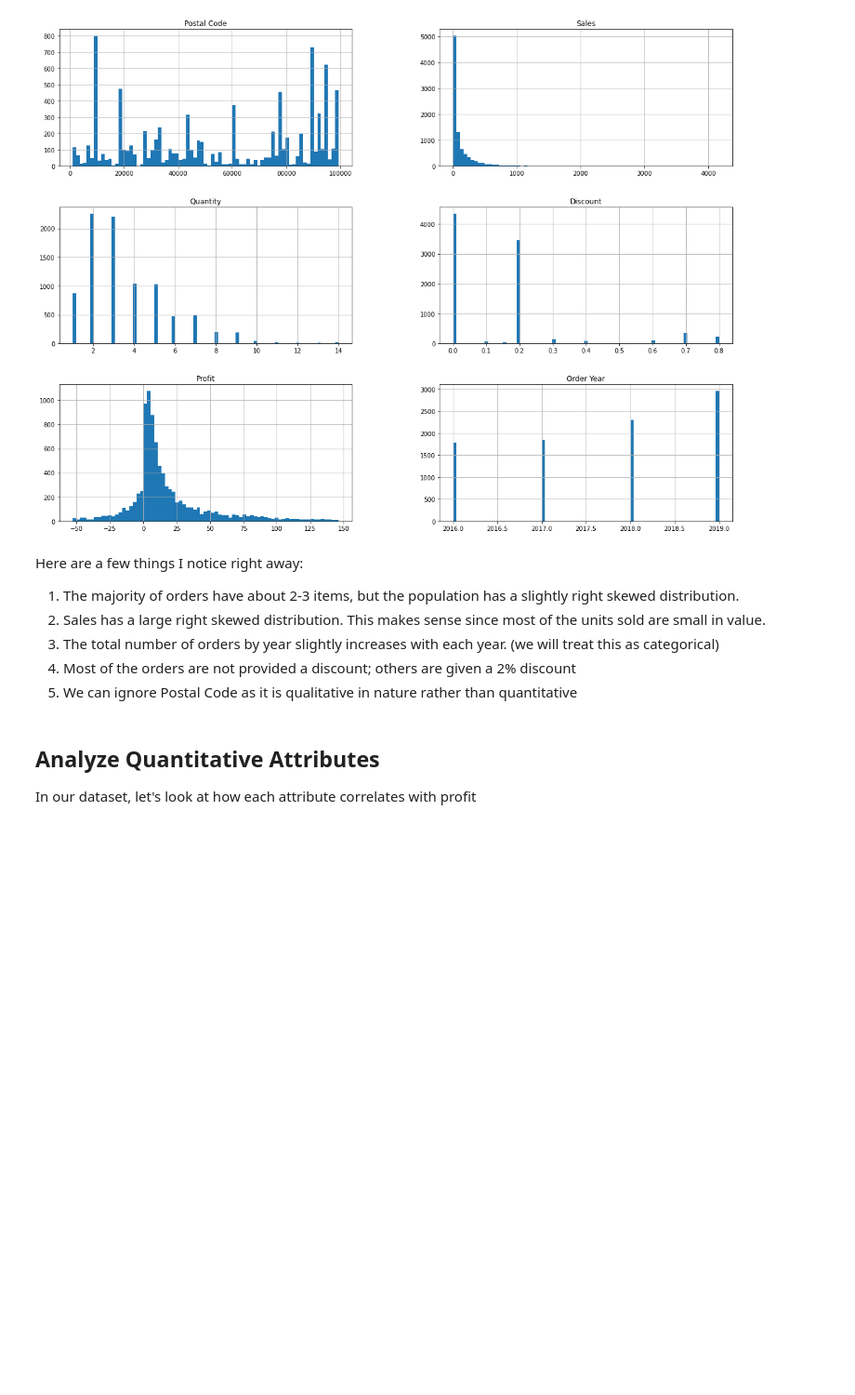
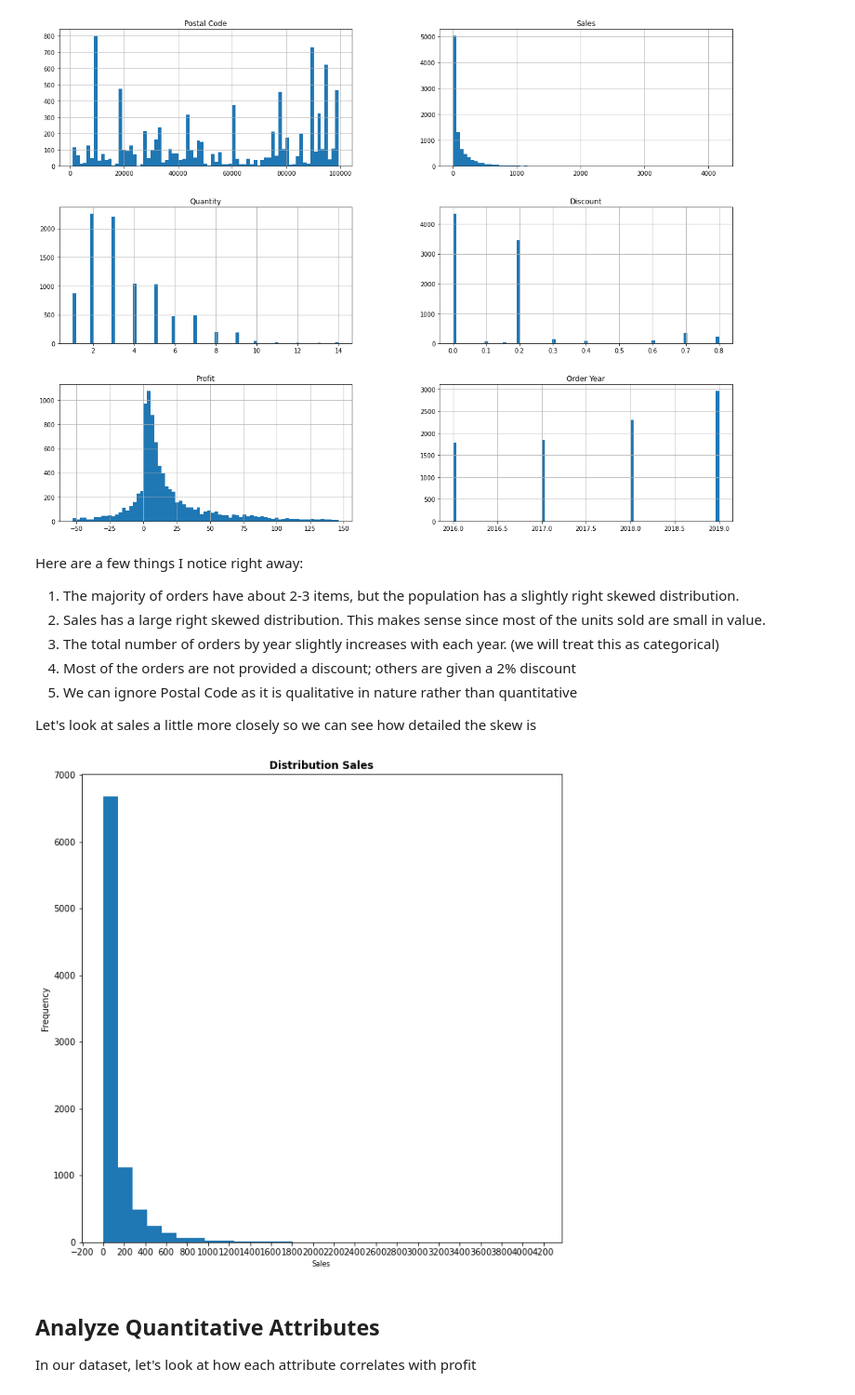
Before and after one commit to Sandeep-Bansal1/IntroToDataAnalysis, a Jupyter notebook: Assignments/Assignment 1/Code.ipynb, the cells around one changed output. Shown at 93% size. Cells and saved outputs as stored; diff of their text form; code cells hidden in the pictures; blank space fills up the shorter version.

```diff
--- a/Assignments/Assignment 1/Code.ipynb
+++ b/Assignments/Assignment 1/Code.ipynb
@@ -135,6 +135,20 @@ Here are a few things I notice right away:
   <li>Most of the orders are not provided a discount; others are given a 2% discount</li>
   <li>We can ignore Postal Code as it is qualitative in nature rather than quantitative</li>
 </ol>
+
+Let's look at sales a little more closely so we can see how detailed the skew is
+# %%
+df_profit= df['Sales']
+df_profit.hist(bins=30,grid=False, figsize=(10,10))
+
+plt.title('Distribution Sales',fontweight='bold')
+plt.xlabel('Sales',fontsize=8)
+plt.ylabel('Frequency',fontsize=10)
+plt.locator_params(axis='x', nbins=25)
+# plt.show()
+plt.savefig('sales_histogram.png')
+# %% [output]
+[figure, added]
 # %% [markdown]
 ## Analyze Quantitative Attributes
 
```
Also changed, not shown: parts of 2 cells of this notebook, 5 other files.
